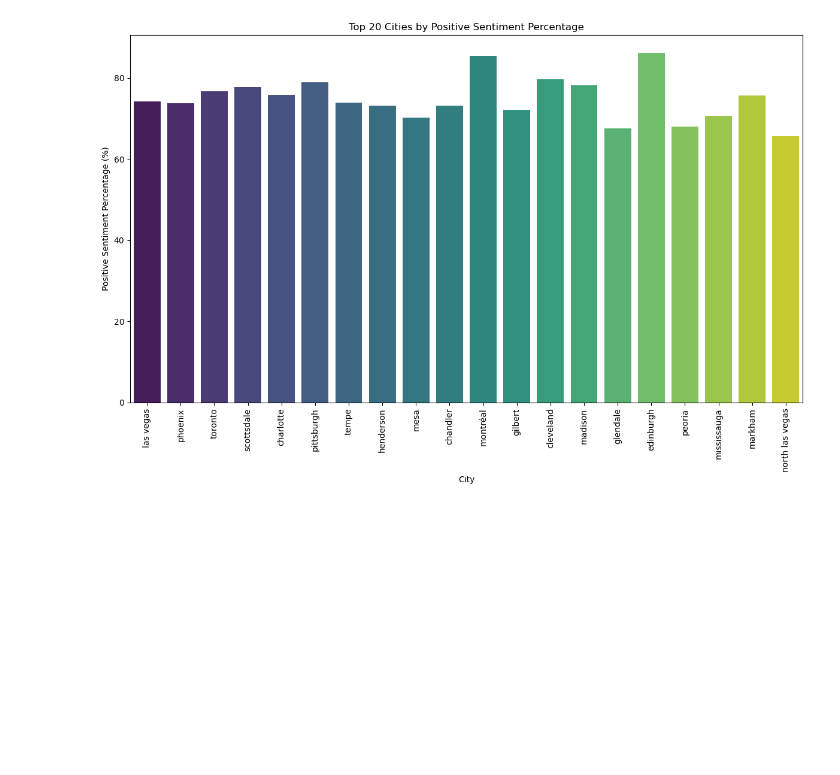
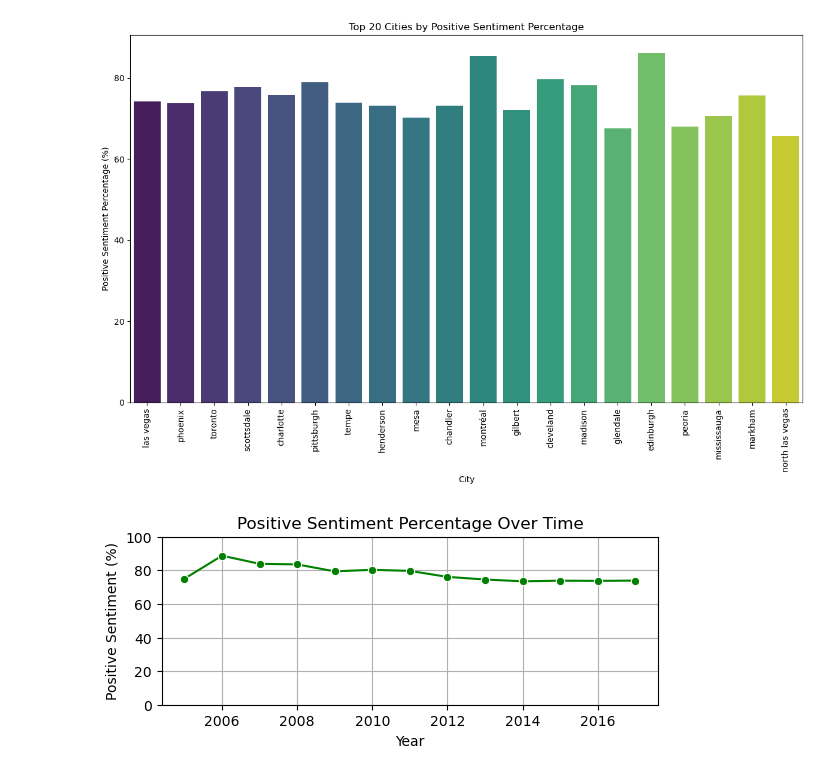
Before and after one commit to ngo610/INFO498_FinalProject_Group8, a Jupyter notebook: final-ngo610.ipynb, the cells around one changed output. Drawn from its saved outputs; the diff is of its cells as text; code cells hidden in the pictures; blank space fills up the shorter version.

Commit message:
added extra visualization

```diff
--- a/final-ngo610.ipynb
+++ b/final-ngo610.ipynb
@@ -531,3 +531,17 @@ Passing `palette` without assigning `hue` is deprecated and will be removed in v
 
   sns.barplot(data=top_20_cities, x='city', y='Positive_Percentage', palette='viridis')
 [figure]
+# %%
+
+# positive sentiment percentage
+plt.subplot(2, 1, 2)
+sns.lineplot(data=time_trends, x='year', y='Positive_Percentage', marker='o', color='green')
+plt.title('Positive Sentiment Percentage Over Time')
+plt.xlabel('Year')
+plt.ylabel('Positive Sentiment (%)')
+plt.ylim(0, 100)
+plt.grid(True)
+
+plt.show()
+# %% [output]
+[figure, added]
```
